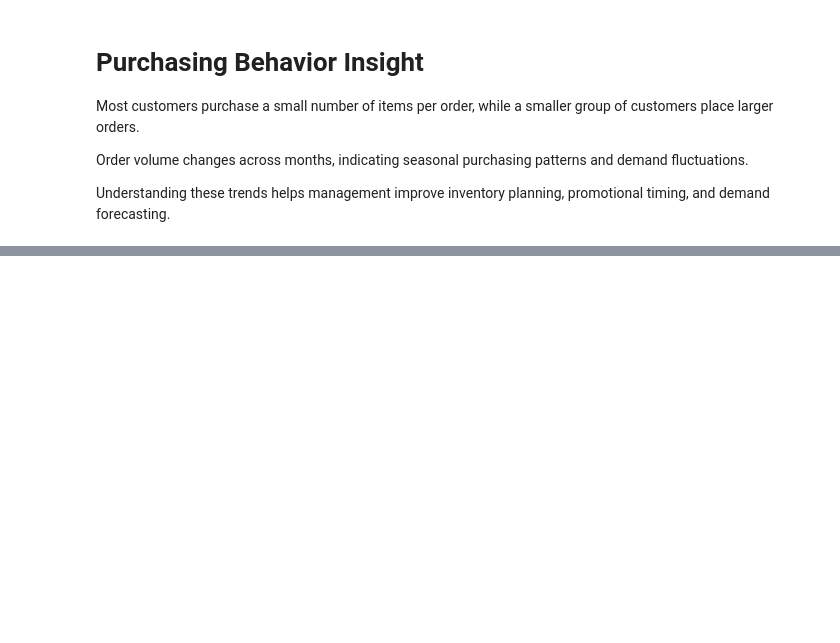
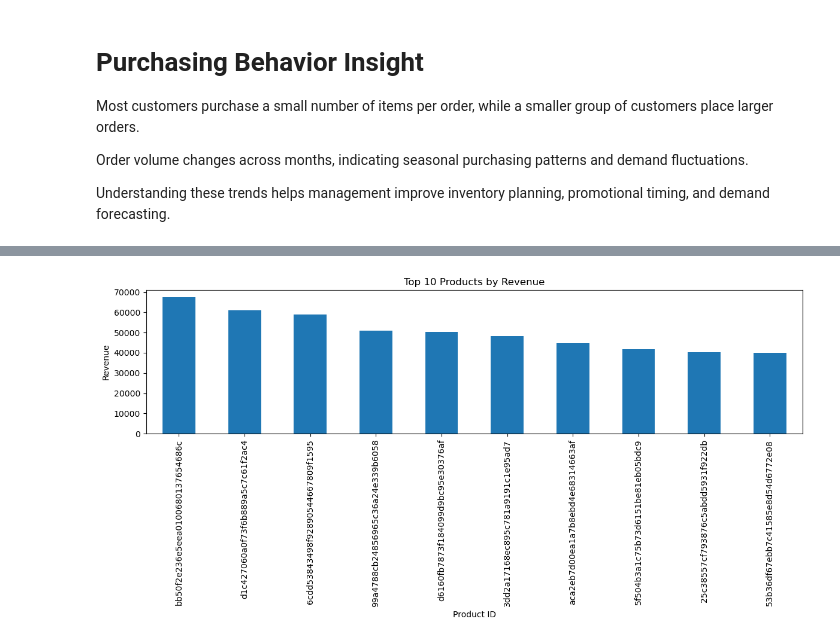
Before and after one commit to gopalsharma43/aiml-crash-gopal, a Jupyter notebook: Day12-Project/ecommerce_eda.ipynb, the cells around one changed output, grey strips where cells are left out. Drawn from its saved outputs; the diff is of its cells as text; code cells hidden in the pictures; blank space fills up the shorter version.

```diff
--- a/Day12-Project/ecommerce_eda.ipynb
+++ b/Day12-Project/ecommerce_eda.ipynb
@@ -575,3 +575,15 @@ Most customers purchase a small number of items per order, while a smaller group
 Order volume changes across months, indicating seasonal purchasing patterns and demand fluctuations.
 
 Understanding these trends helps management improve inventory planning, promotional timing, and demand forecasting.
+# %%
+product_revenue = (
+    sales.groupby(
+        "product_id"
+    )["revenue"]
+    .sum()
+    .sort_values(
+        ascending=False
+    )
+)
+
+product_revenue.head(10)
@@ -577,0 +628,15 @@ Understanding these trends helps management improve inventory planning, promotio
+# %%
+plt.figure(figsize=(12,6))
+
+product_revenue.head(10).plot(
+    kind="bar"
+)
+
+plt.title("Top 10 Products by Revenue")
+plt.xlabel("Product ID")
+plt.ylabel("Revenue")
+
+plt.tight_layout()
+plt.show()
+# %% [output]
+[figure, added]
```
Also changed, not shown: parts of 7 cells of this notebook.
